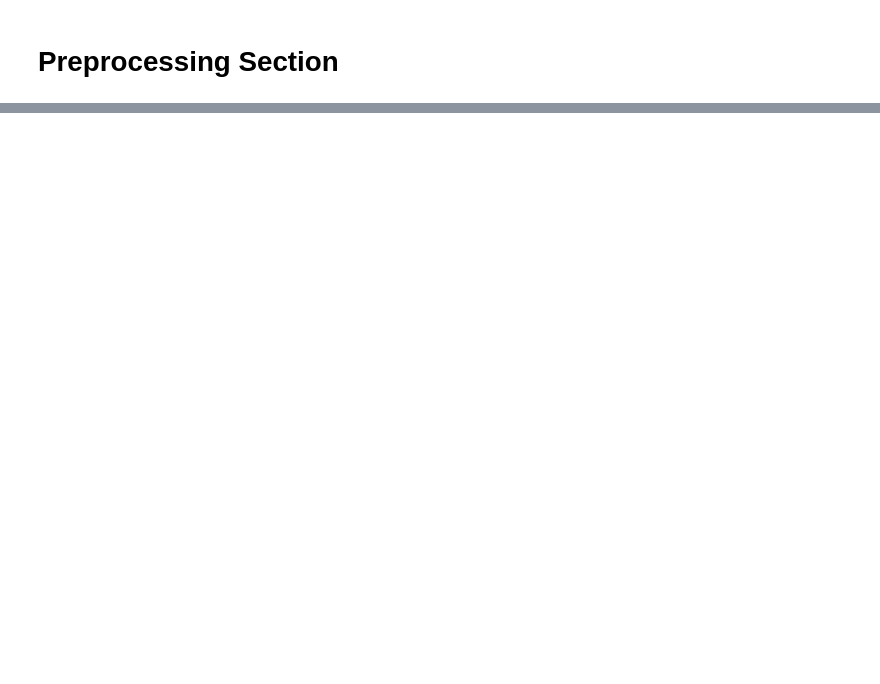
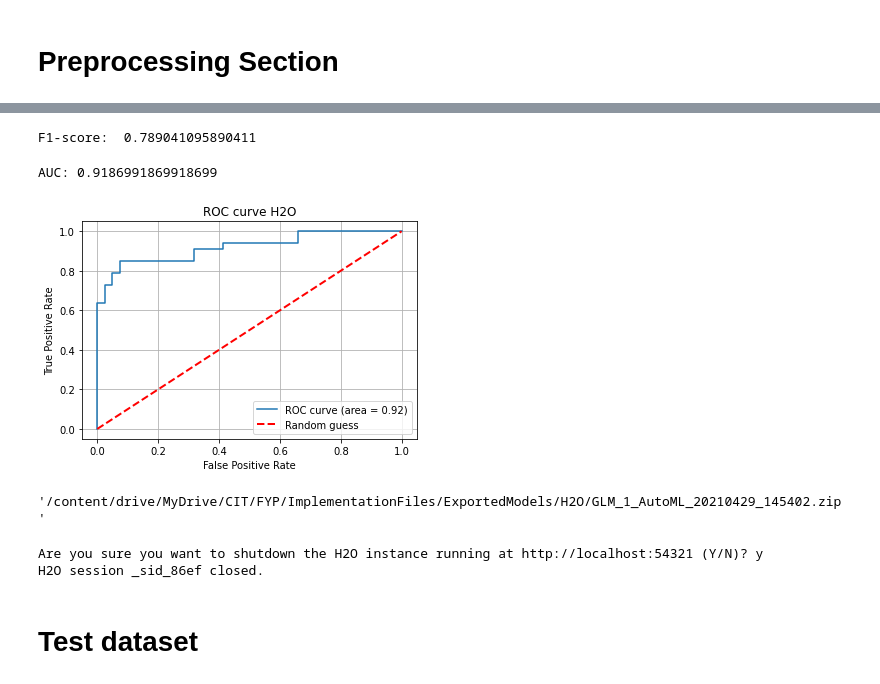
Before and after one commit to CianOSull/AutoML_With_SA_FYP_2021, a Jupyter notebook: MainNotebook.ipynb, the cells around one changed output, grey strips where cells are left out. Saved outputs shown, nothing was run; the diff lists cells and outputs as text; code cells hidden in the pictures; blank space fills up the shorter version.

```diff
--- a/MainNotebook.ipynb
+++ b/MainNotebook.ipynb
@@ -53,0 +152,10 @@ from sklearn.metrics import accuracy_score
+# %%
+feature_vector, labels = create_data(500, 1)
+
+h2o_features = h2o.H2OFrame(feature_vector)
+
+h2o_labels = h2o.H2OFrame(labels, column_names=["labels"])
+
+h2o_tfidf = h2o_features.concat(h2o_labels)
+
+h2o_tfidf['labels']
@@ -53,0 +425,17 @@ from sklearn.metrics import accuracy_score
+# %%
+values = h2o_tfidf_pred['predict'].get_frame_data().split("\n")
+values.pop(0)
+values.pop(-1)
+
+y_pred = [round(float(i)) for i in values]
+# %%
+# Map the positive and neagtives to 0 and 1
+y_test = h2o_tfidf_test['labels']
+
+y_test = y_test["labels"].get_frame_data().split("\n")
+y_test.pop(0)
+y_test.pop(-1)
+
+# Convert to int
+# y_test = np.array([int(i) for i in y_test])
+y_test = [int(i) for i in y_test]
@@ -53,0 +497,40 @@ from sklearn.metrics import accuracy_score
+# %%
+f1_score = (precision*recall)/(precision+recall)
+
+print("F1-score: ", f1_score)
+# %% [output]
+F1-score:  0.789041095890411
+# %%
+fpr, tpr, thresh = metrics.roc_curve(y_test, y_pred)
+
+auc = metrics.auc(fpr, tpr)
+
+print("AUC:", auc)
+# %% [output]
+AUC: 0.9186991869918699
+# %%
+import matplotlib.pyplot as plt
+
+plt.plot(fpr, tpr, label='ROC curve (area = %.2f)' %auc)
+plt.plot([0, 1], [0, 1], linestyle='--', lw=2, color='r', label='Random guess')
+plt.title('ROC curve H2O')
+plt.xlabel('False Positive Rate')
+plt.ylabel('True Positive Rate')
+plt.grid()
+plt.legend()
+plt.show()
+# %% [output]
+[figure, added]
+# %%
+# Last time this was run the model got an accuracy of 0.81
+h2o_model.leader.download_mojo(path = "/content/drive/MyDrive/CIT/FYP/ImplementationFiles/ExportedModels/H2O")
+# %% [output]
+'/content/drive/MyDrive/CIT/FYP/ImplementationFiles/ExportedModels/H2O/GLM_1_AutoML_20210429_145402.zip'
+# %%
+# End the h2o instance
+h2o.shutdown(prompt = True)
+# %% [output]
+Are you sure you want to shutdown the H2O instance running at http://localhost:54321 (Y/N)? y
+H2O session _sid_86ef closed.
+# %% [markdown]
+# Test dataset
```
Also changed, not shown: parts of 72 cells of this notebook.
